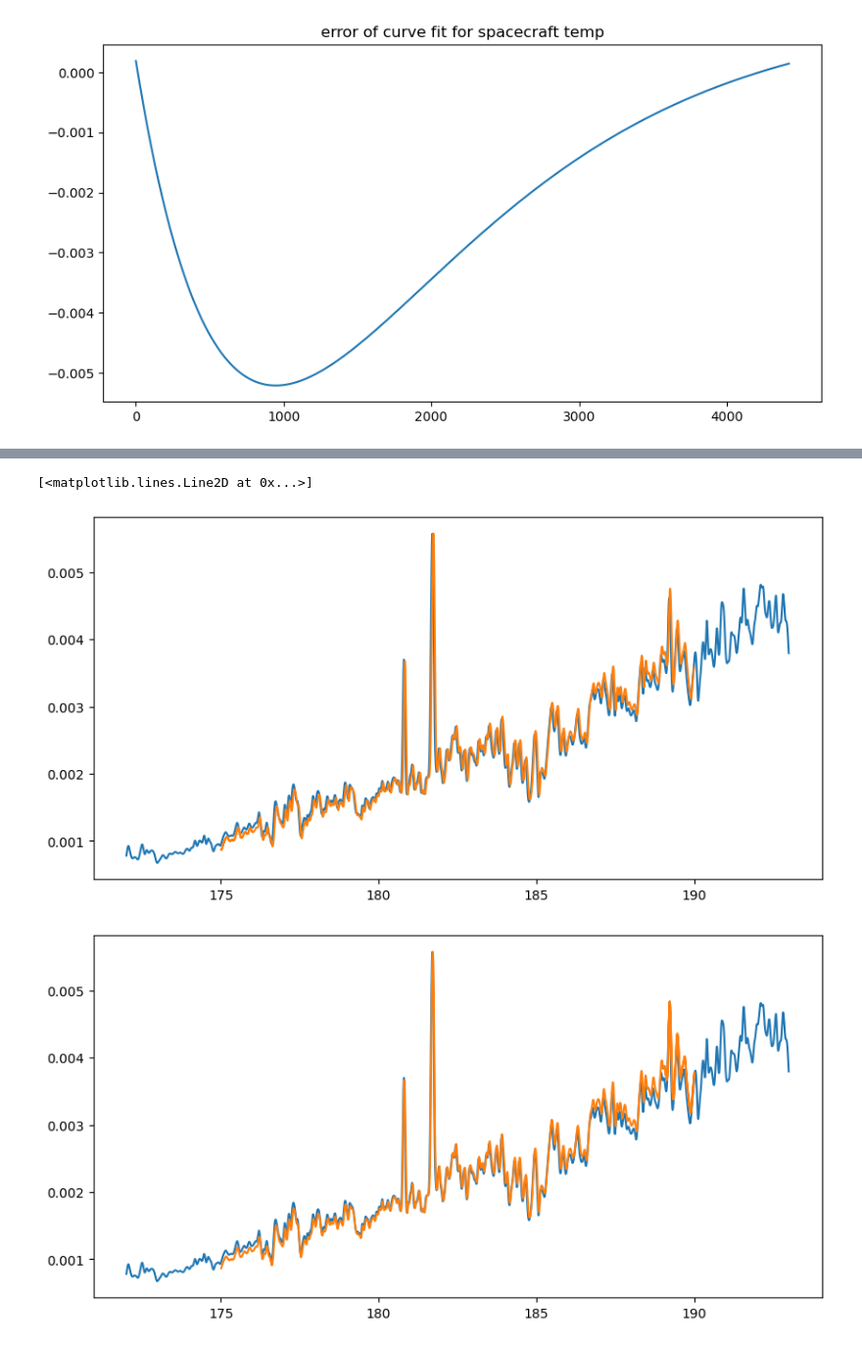
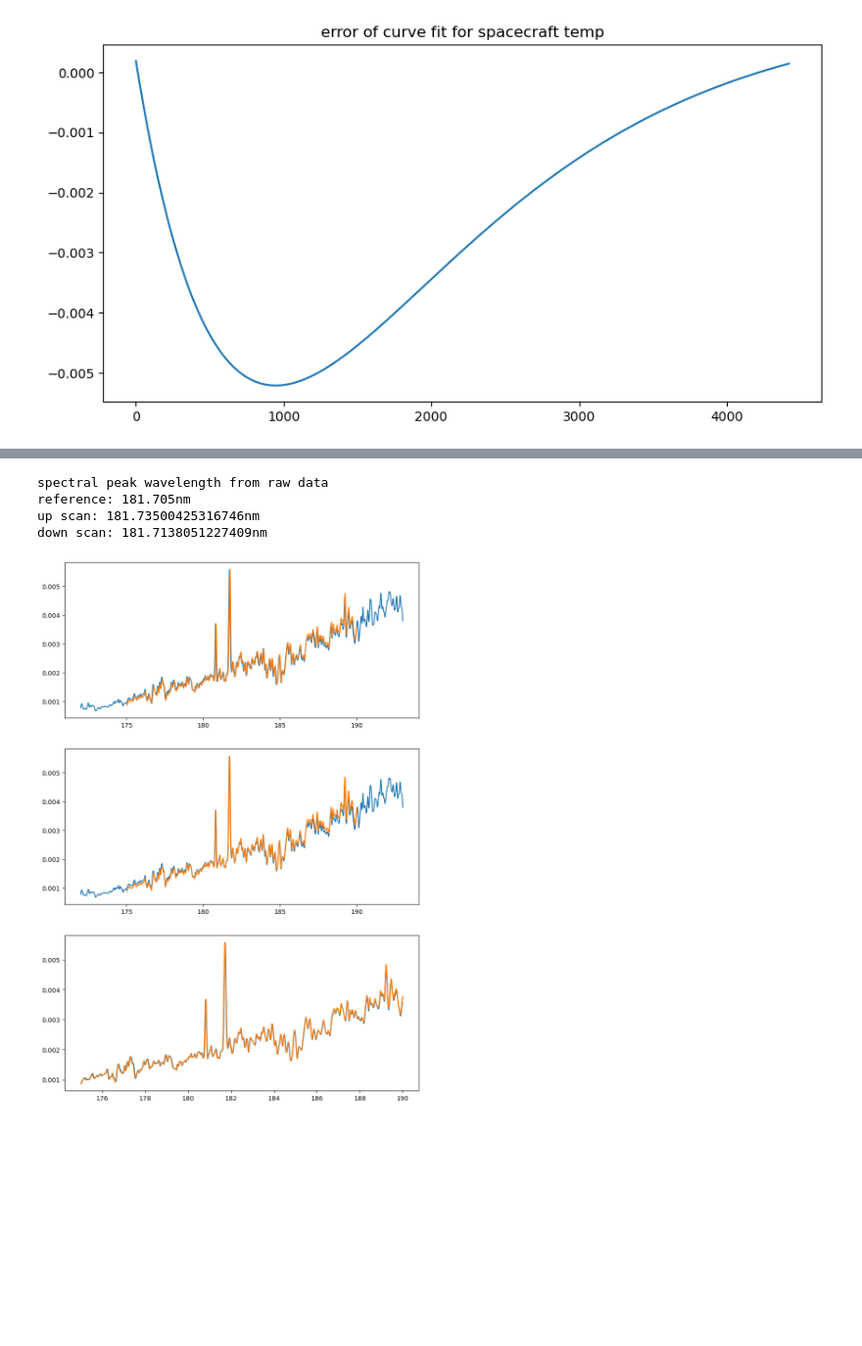
Before and after one commit to pilotchute/lasp_dsse_hw, a Jupyter notebook: DSSE_HW.ipynb, the cells around one changed output, grey strips where cells are left out. Shown at 98% size. Cells and saved outputs as stored; diff of their text form; code cells hidden in the pictures; blank space fills up the shorter version.

```diff
--- a/DSSE_HW.ipynb
+++ b/DSSE_HW.ipynb
@@ -479,28 +618,63 @@ axs[0].plot(dete_temp[down_start_temp:down_end_temp,0]-dete_temp[down_start_temp
 # %%
 #wavelengths
 offset = 239532.38
 stepSize = 2.4237772022101214E-6  # [rad/step]
 d = 277.77777777777777  # [nm]
 phiGInRads = 0.08503244115716374  # [rad]
 #gratingPosition comes from inst_tele[:,1]
-gratingPosition = inst_tele[:,1]
+gratingPosition = inst_tele[:, 1]
 ang1 = (offset - gratingPosition) * stepSize  # [rad]
 wavelength = 2 * d * np.sin(ang1) * np.cos(phiGInRads / 2.0)  # [nm]
-conda
-mp.figure(figsize=(10,5))
-mp.plot(refe_spec[:,0],refe_spec[:,1])
-mp.plot(wavelength[up_start:up_end], (inst_tele[up_start:up_end,2])*np.max(refe_spec[:,1])/np.max(inst_tele[up_start:up_end,2]))
-mp.figure(figsize=(10,5))
-mp.plot(refe_spec[:,0],refe_spec[:,1])
-mp.plot(wavelength[down_start:down_end], (inst_tele[down_start:down_end,2])*np.max(refe_spec[:,1])/np.max(inst_tele[down_start:down_end,2]))
+down_wave = wavelength[down_start:down_end]
+up_wave = wavelength[up_start:up_end]
 
-mp.figure(figsize=(10,5))
-mp.plot(wavelength[up_start:up_end], (inst_tele[up_start:up_end,2])*np.max(refe_spec[:,1])/np.max(inst_tele[up_start:up_end,2]))
-mp.plot(wavelength[down_start:down_end], (inst_tele[down_start:down_end,2])*np.max(refe_spec[:,1])/np.max(inst_tele[down_start:down_end,2]))
+fig, axs = mp.subplots(3, 1, figsize=(10, 15))
+axs[0].plot(refe_spec[:, 0], refe_spec[:, 1])
+axs[0].plot(
+	up_wave,
+	up[:, 2] * np.max(refe_spec[:, 1]) / np.max(up[:, 2])
+	)
 
-# maybe use scikit-image.transform.resize to get the heat curve in the same length as the data bins
-up_dark_counts = ski.transform.resize((dete_temp[dark_start_temp:dark_end_temp,1]-temp_scale_fit.x[0])*temp_scale_fit.x[1],)
+axs[1].plot(refe_spec[:, 0], refe_spec[:, 1])
+axs[1].plot(
+	down_wave,
+	down[:, 2] * np.max(refe_spec[:, 1]) / np.max(down[:, 2])
+	)
+
+axs[2].plot(
+	up_wave,
+	up[:, 2] * np.max(refe_spec[:, 1]) / np.max(up[:, 2])
+	)
+axs[2].plot(
+	down_wave,
+	down[:, 2] * np.max(refe_spec[:, 1]) / np.max(down[:, 2])
+	)
+#grating shift offest in terms of spectrum.
+print('spectral peak wavelength from raw data')
+print(
+	'reference: '
+	+ str(refe_spec[np.where(refe_spec[:, 1] == np.max(refe_spec[:, 1])), 0][0][0])
+	+ 'nm'
+	)
+print(
+	'up scan: '
+	+ str(up_wave[np.where(up[:, 2] == np.max(up[:, 2]))][0])
+	+ 'nm'
+	)
+print(
+	'down scan: '
+	+ str(down_wave[np.where(down[:, 2] == np.max(down[:, 2]))][0])
+	+ 'nm'
+	)
+reference_peak = refe_spec[np.where(refe_spec[:, 1] == np.max(refe_spec[:, 1])), 0][0][0]
+up_wave_peak = up_wave[np.where(up[:, 2] == np.max(up[:, 2]))][0]
+down_wave_peak = down_wave[np.where(down[:, 2] == np.max(down[:, 2]))][0]
+
+up_wave_offset = reference_peak - up_wave_peak
+down_wave_offset = reference_peak - down_wave_peak
 # %% [output]
-[<matplotlib.lines.Line2D at 0x...>]
+spectral peak wavelength from raw data
+reference: 181.705nm
+up scan: 181.73500425316746nm
+down scan: 181.7138051227409nm
-[figure, old version]
+[figure, new version]
-[figure, removed]
```
Also changed, not shown: parts of 13 cells of this notebook.
